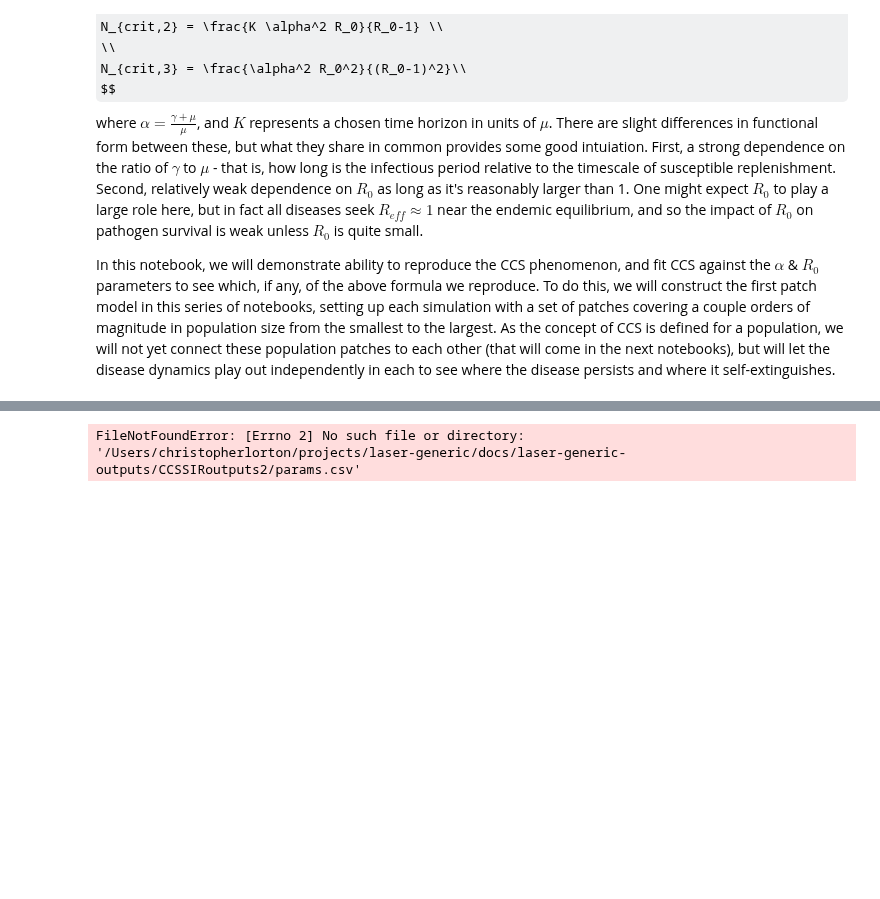
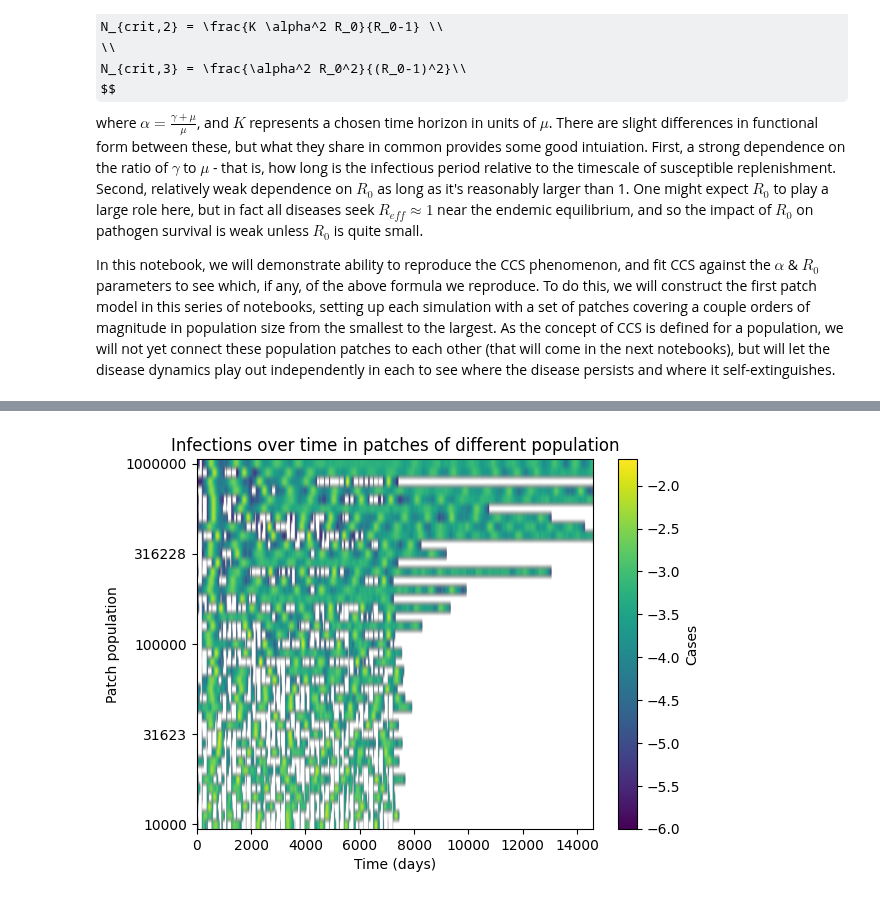
Before and after one commit to laser-base/laser-generic, a Jupyter notebook: docs/tutorials/notebooks/07_SIR_CCS.ipynb, the cells around one changed output, grey strips where cells are left out. Cells and saved outputs as stored; diff of their text form; code cells hidden in the pictures; some formulas as TeX source; blank space fills up the shorter version.

Commit message:
Committing changes right before Thanksgiving.  CCS notebook looks good, 1D diffusion working as well in a test case, just need to expand to more simulations.

```diff
--- a/docs/tutorials/notebooks/07_SIR_CCS.ipynb
+++ b/docs/tutorials/notebooks/07_SIR_CCS.ipynb
@@ -89,4 +85,7 @@ class Importation_EachNode:
             #     print(f"No susceptibles to infect at tick {tick}")
 
         return
+# %%
+run_sims = True
+analyze_sims = True
 # %%
@@ -176,16 +166,26 @@ for sim in range(2):
-# %%
-output_folder = os.path.abspath(os.path.join(os.getcwd(), "..", "..", "laser-generic-outputs", "CCSSIRoutputs2"))
-params_df = pd.read_csv(os.path.join(output_folder, "params.csv"))
-
-outputs = []
-nsims = 200
-npatches = 61
-pops = np.logspace(3, 6, npatches)
-
-for i in range(nsims):
-    output_file = os.path.join(output_folder, f"CCSSIRoutputs_{i}.npy")
-    outputs.append(np.load(output_file))
-
-outputs = np.array(outputs)
-# %% [output]
-FileNotFoundError: [Errno 2] No such file or directory: '/Users/christopherlorton/projects/laser-generic/docs/laser-generic-outputs/CCSSIRoutputs2/params.csv'
+# %%
+if analyze_sims:
+    outputs = np.load(os.path.join("outputs", "CCS_outputs.npy"))
+    parameter_samples = np.load(os.path.join("outputs", "CCS_parameter_samples.npy"))
+    R0_samples = parameter_samples[0, :]
+    infmean_samples = parameter_samples[1, :]
+    cbr_samples = parameter_samples[2, :]
+    params_df = pd.DataFrame({
+        "R0": R0_samples,
+        "infmean": infmean_samples,
+        "cbr": cbr_samples,
+    })
+    params_df['mu'] = (1 + params_df['cbr'] / 1000) ** (1 / 365) - 1
+    params_df['alpha'] = (1 / params_df['infmean'] + params_df['mu'])/params_df['mu']
+    nsims, nticks, npatches = outputs.shape
+
+    pops = np.array(scenario.population)
+    plt.imshow(np.log10(outputs[0, :, :].T / pops[:, np.newaxis]), aspect="auto", origin="lower")
+    plt.colorbar(label="Cases")
+    plt.xlabel("Time (days)")
+    plt.ylabel("Patch population")
+    plt.yticks(range(0, npatches, 10), pops[::10])
+    plt.title("Infections over time in patches of different population")
+    plt.show()
+# %% [output]
+[figure, added]
```
Also changed, not shown: parts of 16 cells of this notebook, 1 other file.
